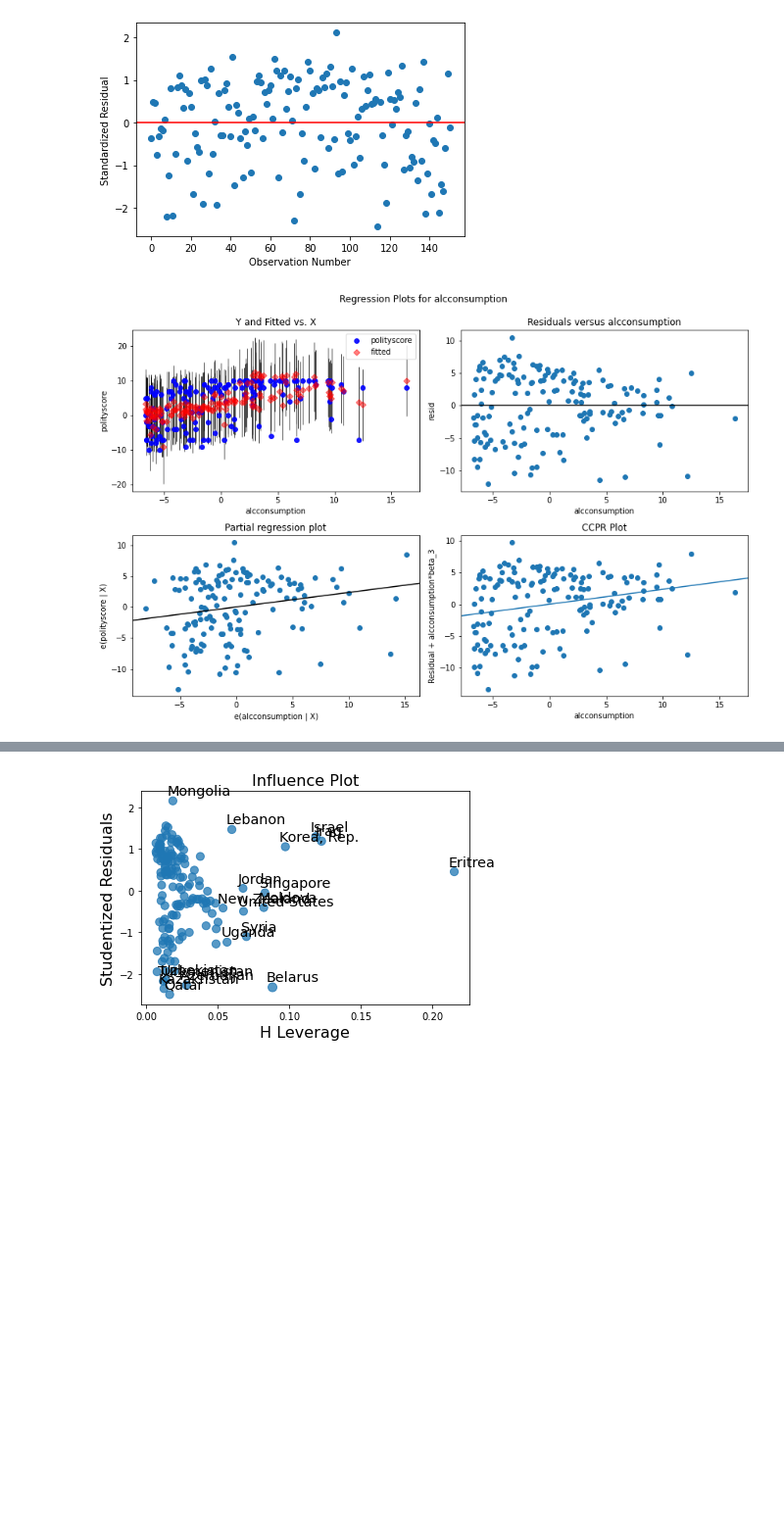
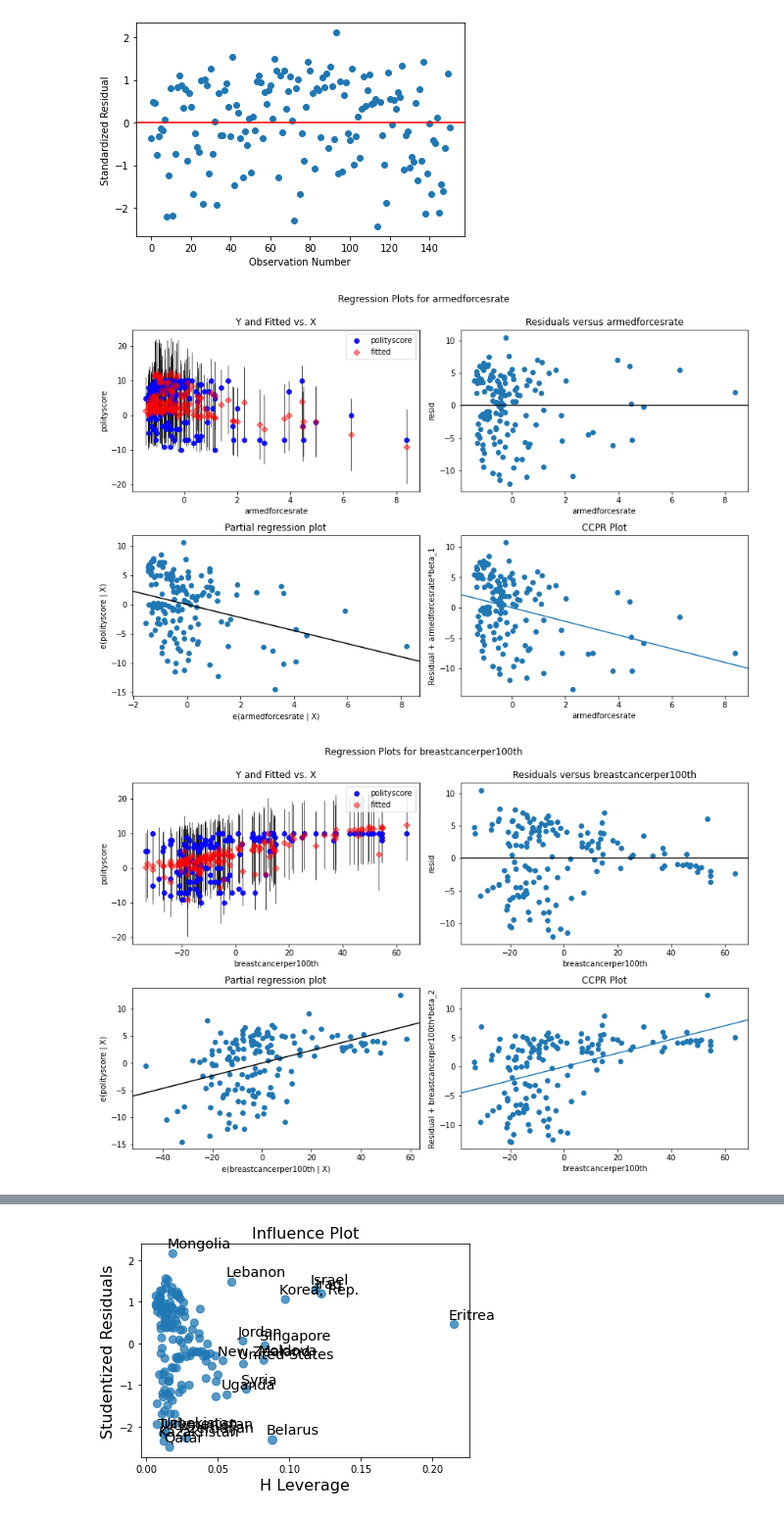
Before and after one commit to BunnyNoBugs/regression-modeling-in-practice, a Jupyter notebook: gapminder_multiple_regression.ipynb, the cells around one changed output, grey strips where cells are left out. Shown: that part at 98% size. Cells and saved outputs as stored; diff of their text form; code cells hidden in the pictures; blank space fills up the shorter version.

Commit message:
additional regression diagnostic plots

```diff
--- a/gapminder_multiple_regression.ipynb
+++ b/gapminder_multiple_regression.ipynb
@@ -132,7 +132,10 @@ plt.xlabel('Observation Number');
 [figure]
 # %%
 # additional regression diagnostic plots
-fig = plt.figure(figsize=(12,8))
-fig = sm.graphics.plot_regress_exog(reg,  'alcconsumption', fig=fig)
+for i in reg.params.index:
+    if i != 'Intercept':
+        fig = plt.figure(figsize=(12,8))
+        fig = sm.graphics.plot_regress_exog(reg,  i, fig=fig)
 # %% [output]
-[figure, old version]
+[figure, new version]
+[figure, added]
```
Also changed, not shown: parts of 4 cells of this notebook.
